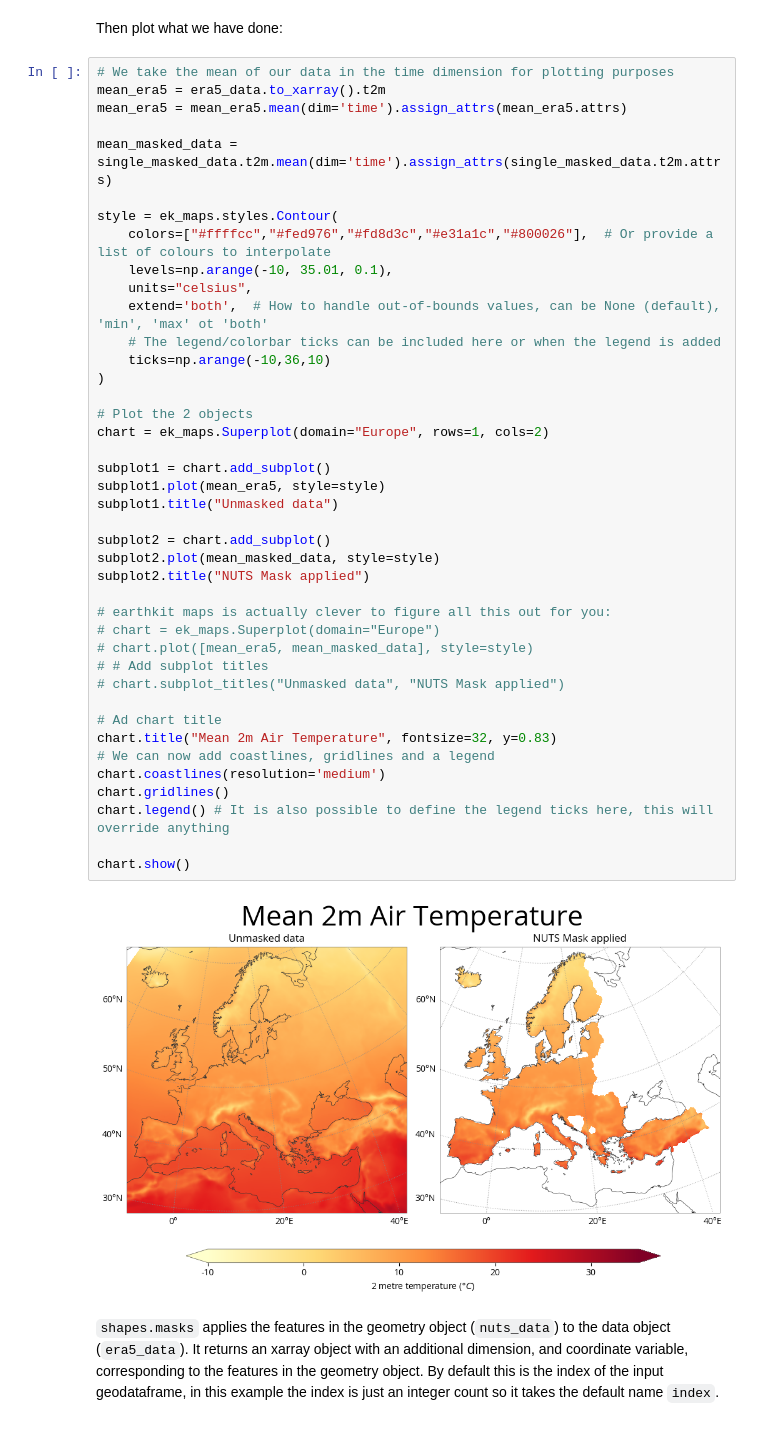
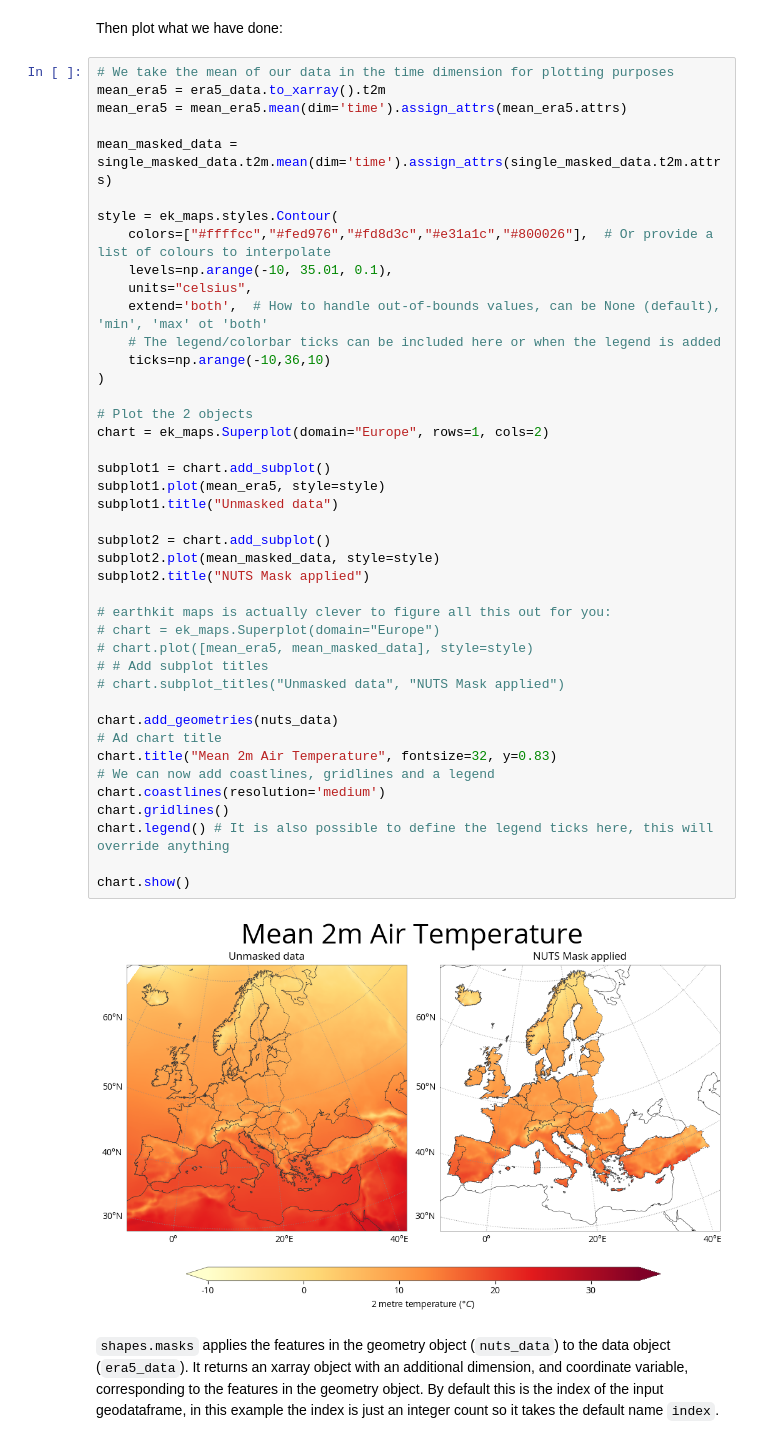
Before and after one commit to ecmwf-projects/c3s-ga-training, a Jupyter notebook: notebooks/XY_aggregate_over_geometries.ipynb, the cells around one changed output. Drawn from its saved outputs; the diff is of its cells as text.

```diff
--- a/notebooks/XY_aggregate_over_geometries.ipynb
+++ b/notebooks/XY_aggregate_over_geometries.ipynb
@@ -119,34 +130,35 @@ style = ek_maps.styles.Contour(
     # The legend/colorbar ticks can be included here or when the legend is added
     ticks=np.arange(-10,36,10)
 )
 
 # Plot the 2 objects
 chart = ek_maps.Superplot(domain="Europe", rows=1, cols=2)
 
 subplot1 = chart.add_subplot()
 subplot1.plot(mean_era5, style=style)
 subplot1.title("Unmasked data")
 
 subplot2 = chart.add_subplot()
 subplot2.plot(mean_masked_data, style=style)
 subplot2.title("NUTS Mask applied")
 
 # earthkit maps is actually clever to figure all this out for you:
 # chart = ek_maps.Superplot(domain="Europe")
 # chart.plot([mean_era5, mean_masked_data], style=style)
 # # Add subplot titles
 # chart.subplot_titles("Unmasked data", "NUTS Mask applied")
 
+chart.add_geometries(nuts_data)
 # Ad chart title
 chart.title("Mean 2m Air Temperature", fontsize=32, y=0.83)
 # We can now add coastlines, gridlines and a legend
 chart.coastlines(resolution='medium')
 chart.gridlines()
 chart.legend() # It is also possible to define the legend ticks here, this will override anything
 
 chart.show()
 # %% [output]
-[figure, old version]
+[figure, new version]
 # %% [markdown]
 `shapes.masks` applies the features in the geometry object (`nuts_data`) to the data object (`era5_data`).
 It returns an xarray object with an additional dimension, and coordinate variable, corresponding to the
```
Also changed, not shown: parts of 18 cells of this notebook.
